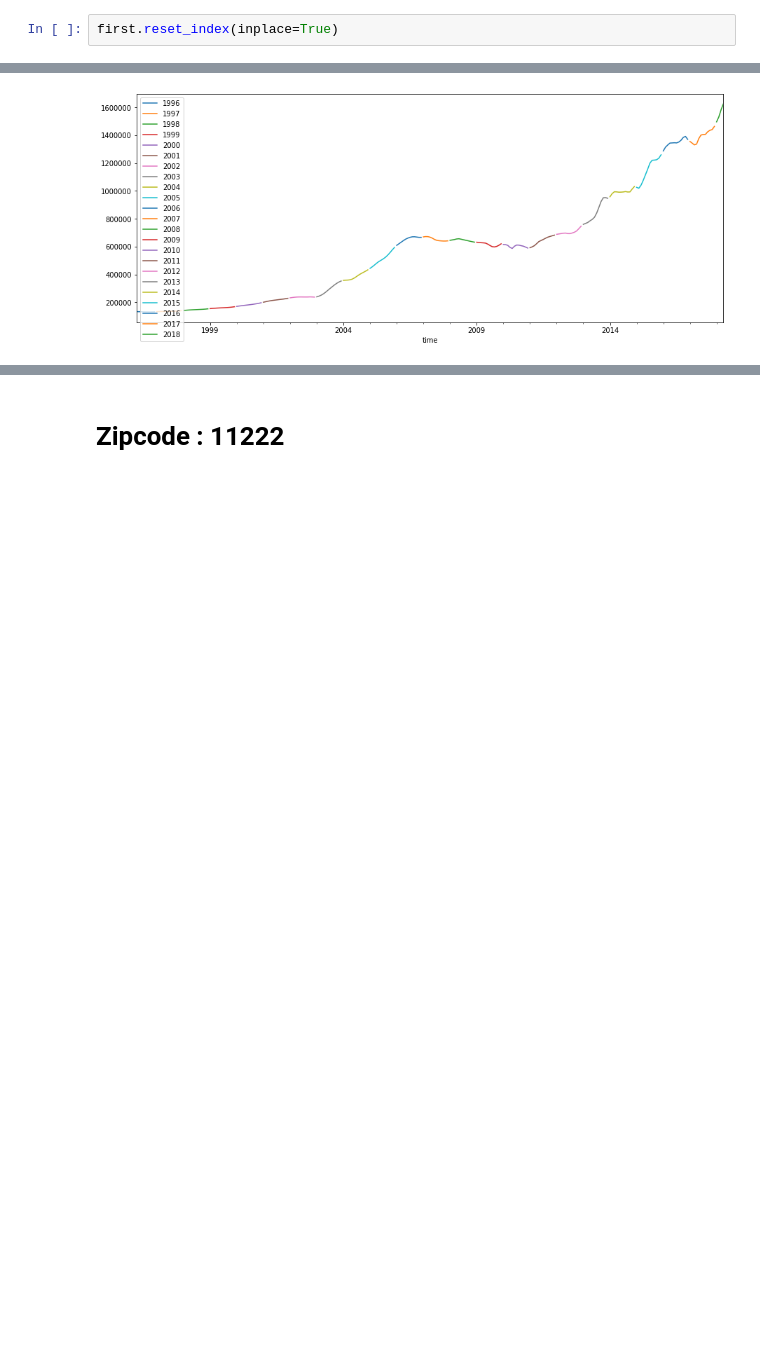
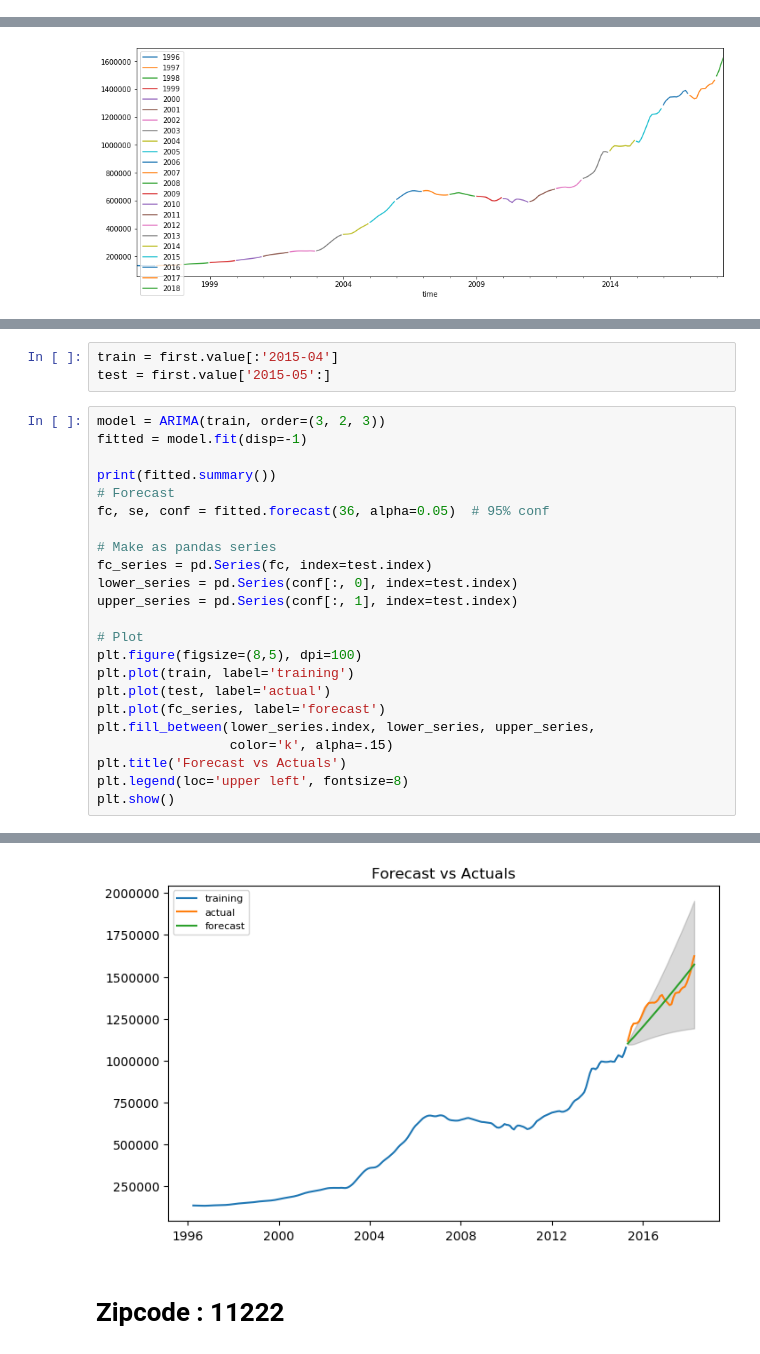
Before and after one commit to mcerow/TriState_Glory, a Jupyter notebook: NewYork.ipynb, the cells around one changed output, grey strips where cells are left out. Saved outputs shown, nothing was run; the diff lists cells and outputs as text; blank space fills up the shorter version.

Commit message:
models

```diff
--- a/NewYork.ipynb
+++ b/NewYork.ipynb
@@ -174,2 +176,0 @@ def train_test(df):
-# %%
-first.reset_index(inplace=True)
@@ -244,0 +286,27 @@ for i in range(23):
+# %%
+train = first.value[:'2015-04']
+test = first.value['2015-05':]
+# %%
+model = ARIMA(train, order=(3, 2, 3))
+fitted = model.fit(disp=-1)
+
+print(fitted.summary())
+# Forecast
+fc, se, conf = fitted.forecast(36, alpha=0.05)  # 95% conf
+
+# Make as pandas series
+fc_series = pd.Series(fc, index=test.index)
+lower_series = pd.Series(conf[:, 0], index=test.index)
+upper_series = pd.Series(conf[:, 1], index=test.index)
+
+# Plot
+plt.figure(figsize=(8,5), dpi=100)
+plt.plot(train, label='training')
+plt.plot(test, label='actual')
+plt.plot(fc_series, label='forecast')
+plt.fill_between(lower_series.index, lower_series, upper_series,
+                 color='k', alpha=.15)
+plt.title('Forecast vs Actuals')
+plt.legend(loc='upper left', fontsize=8)
+plt.show()
+# %% [output]
@@ -245,3 +330,4 @@ for i in range(23):
+[figure, added]
 # %% [markdown]
 # Zipcode : 11222
 # %%
```
Also changed, not shown: parts of 46 cells of this notebook.
